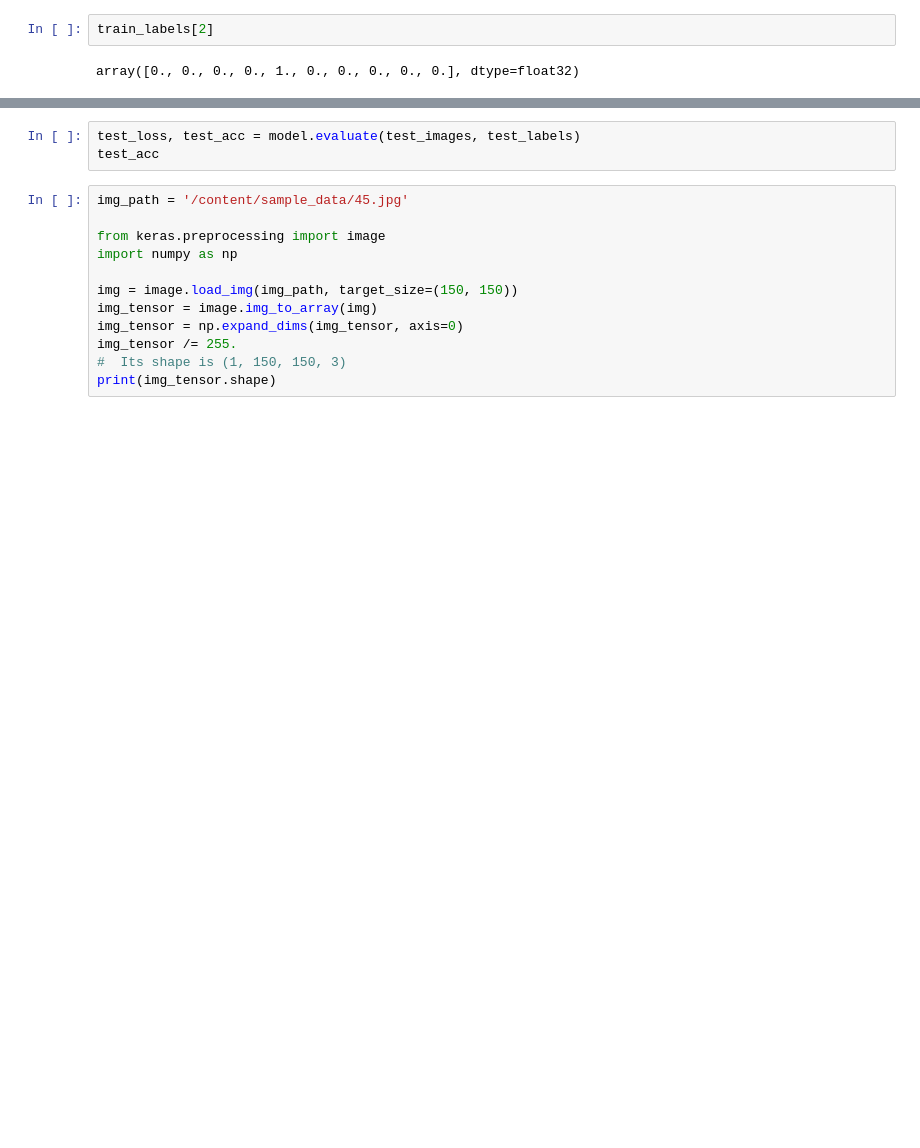
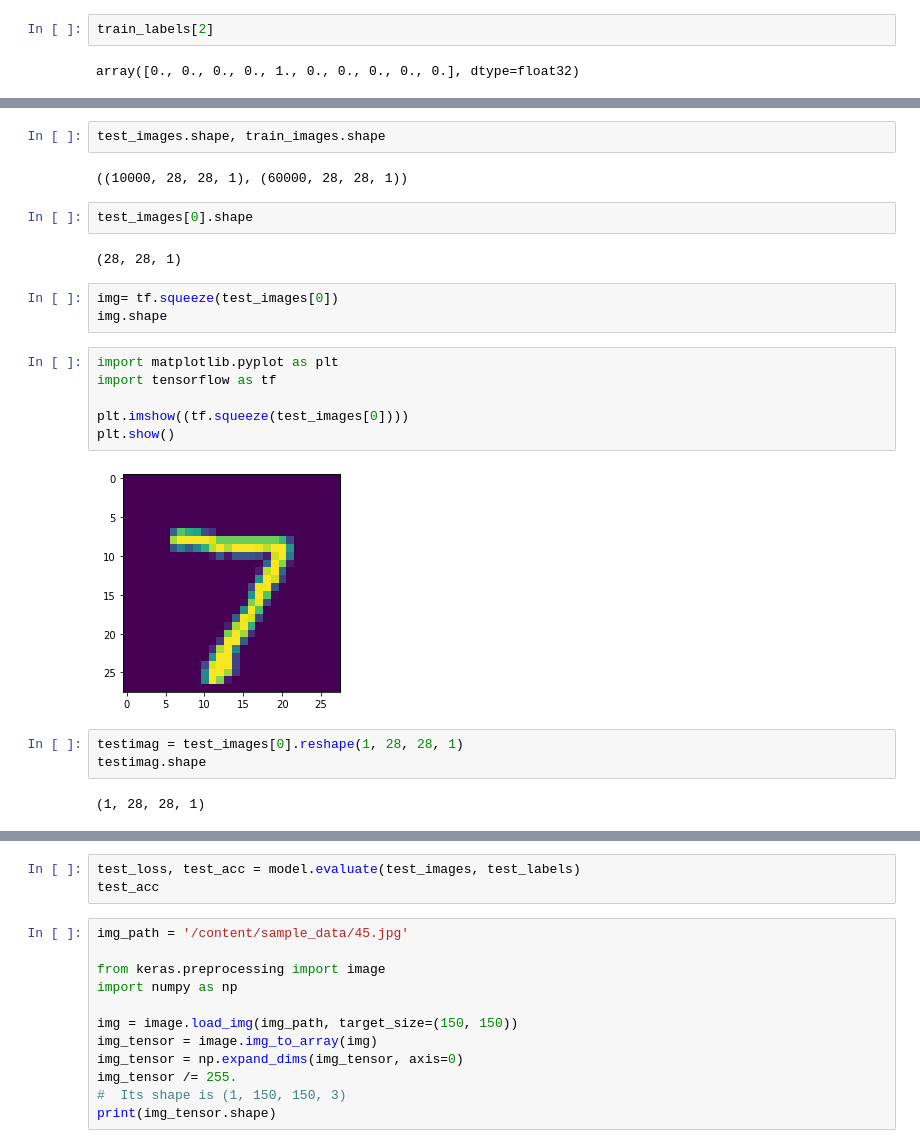
Before and after one commit to kanikaKanu90/notebook, a Jupyter notebook: CNN.ipynb, the cells around one changed output, grey strips where cells are left out. Drawn from its saved outputs; the diff is of its cells as text; blank space fills up the shorter version.

```diff
--- a/CNN.ipynb
+++ b/CNN.ipynb
@@ -128,0 +89,24 @@ Epoch 10/10
+# %%
+test_images.shape, train_images.shape
+# %% [output]
+((10000, 28, 28, 1), (60000, 28, 28, 1))
+# %%
+test_images[0].shape
+# %% [output]
+(28, 28, 1)
+# %%
+img= tf.squeeze(test_images[0])
+img.shape
+# %%
+import matplotlib.pyplot as plt
+import tensorflow as tf
+
+plt.imshow((tf.squeeze(test_images[0])))
+plt.show()
+# %% [output]
+[figure, added]
+# %%
+testimag = test_images[0].reshape(1, 28, 28, 1)
+testimag.shape
+# %% [output]
+(1, 28, 28, 1)
```
Also changed, not shown: parts of 18 cells of this notebook.
